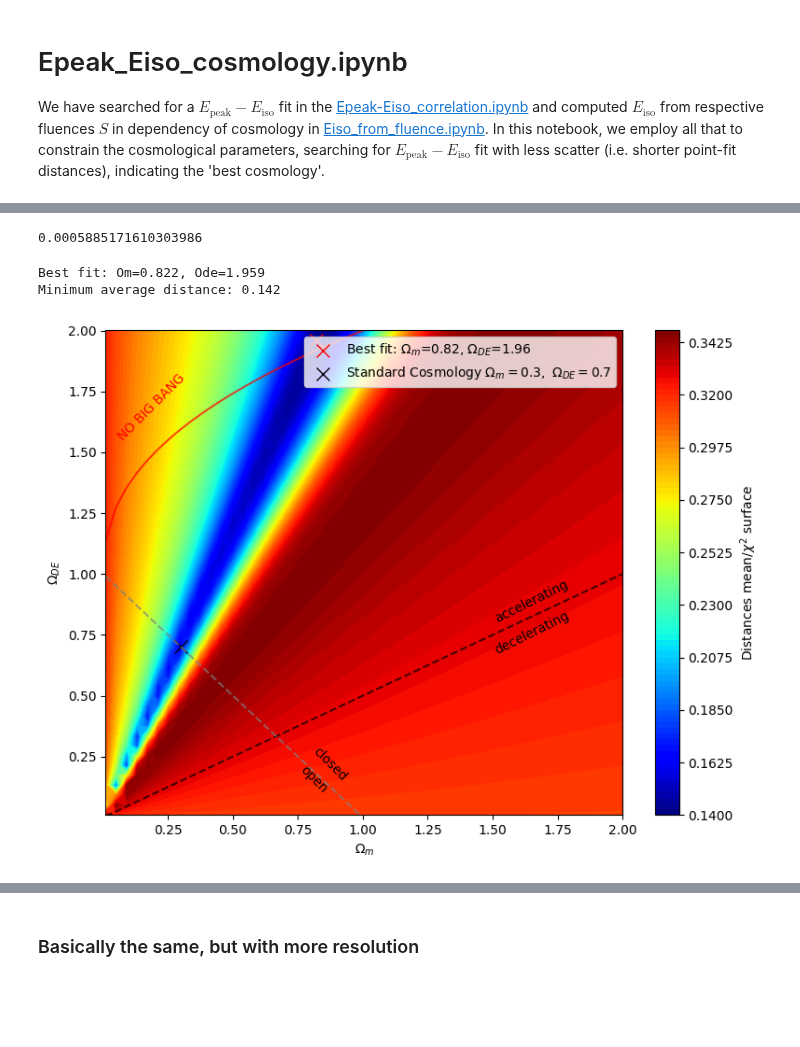
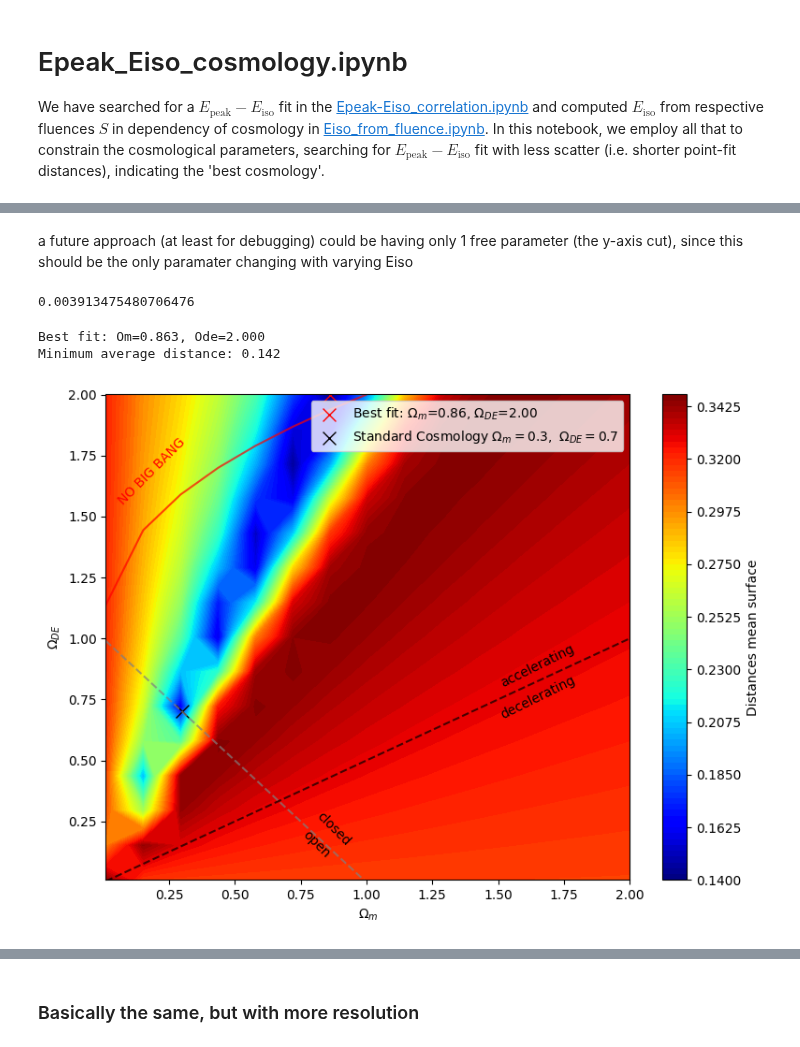
Before and after one commit to joanalnu/OAB-INAF, a Jupyter notebook: Epeak_Eiso_cosmology.ipynb, the cells around one changed output, grey strips where cells are left out. Saved outputs shown, nothing was run; the diff lists cells and outputs as text; code cells hidden in the pictures; blank space fills up the shorter version.

```diff
--- a/Epeak_Eiso_cosmology.ipynb
+++ b/Epeak_Eiso_cosmology.ipynb
@@ -126,4 +124,6 @@ def isotropic_equivalent_energy(redshift, Eiso=original_Eiso, H0=H0_cgs, Omega_m
     return (d_L/standard_dL) * Eiso
+# %% [markdown]
+a future approach (at least for debugging) could be having only 1 free parameter (the y-axis cut), since this should be the only paramater changing with varying Eiso
 # %%
 # statistics
 # linear_model, measure_distances, GoF, correlation
@@ -174,7 +174,7 @@ def reduced_chi_GoF(a, b, x, y, fit='linear model', xerr=None, yerr=None, extra_
 
     variance = 1.0
     if xerr is not None:
-        variance += xerr**2 * a**2  # Fixed: missing **2 and proper syntax
+        variance -= xerr**2 * a
     if yerr is not None:
         variance += yerr**2
     if extra_scatter is not None:
@@ -184,23 +184,6 @@ def reduced_chi_GoF(a, b, x, y, fit='linear model', xerr=None, yerr=None, extra_
     reduced_chi_squared = np.sum(chi_squared)/(len(x)-free[fit])
 
     return reduced_chi_squared
-
-def GoF(m,k,x,y,fit=linear_model, xerr=None, yerr=None, extra_scatter=None):
-    """
-    Goodness of fit following the chi-squared formula with error propagation.
-    :param m: slope
-    :param k: y-axis cut
-    :param x: x-values
-    :param y: y-values
-    :param x_err: uncertainties in x-values
-    :param y_err: uncertainties in y-values
-    :return: chi-squared value
-    """
-
-    model = m*x + k
-    total_variance = yerr**2
-    total_variance += (m*xerr)**2
-    return np.sum(((y-model)**2)/total_variance)
 
 def correlation(x, y=Epeak, xerr=Eiso_err, yerr=Epeak_err):
     """
@@ -217,7 +200,7 @@ def correlation(x, y=Epeak, xerr=Eiso_err, yerr=Epeak_err):
     G = np.zeros([len(a), len(b)])  # G[i,j] corresponds to a[i], b[j]
     for alpha in range(len(a)):
         for beta in range(len(b)):
-            G[alpha, beta] = GoF(a[alpha], b[beta], x=x, y=y, xerr=xerr, yerr=yerr)
+            G[alpha, beta] = reduced_chi_GoF(a[alpha], b[beta], x=x, y=y, xerr=xerr, yerr=yerr)
 
     # extract best fit parameters
     a_idx, b_idx = np.unravel_index(np.argmin(G), G.shape)
@@ -297,7 +280,12 @@ def create_mask(data, flat=True, no_big_bang=True):
 
     return np.ma.masked_where(mask,data)
 
-def create_contourplot(p1, p2, surface, flat_mask=False, no_big_bang_mask=False, log=False, levels=100):
+def create_contourplot(p1, p2, surface, flat_mask=False, no_big_bang_mask=False, log=False, levels=100, datatype='chi'):
+    def types(datatype):
+        if datatype == 'chi': return r'$\chi^2$'
+        elif datatype == 'distances': return 'Distances mean'
+        else: return r'Distances mean or $\chi^2$'
+
     masked_surface = create_mask(surface, flat=flat_mask, no_big_bang=no_big_bang_mask)
     if log:
         masked_surface = np.log10(masked_surface)
@@ -311,9 +299,9 @@ def create_contourplot(p1, p2, surface, flat_mask=False, no_big_bang_mask=False,
     plt.figure(figsize=(8, 6))
     im = plt.contourf(Om, Ode, masked_surface.T, cmap='jet', levels=levels)
     if log:
-        plt.colorbar(im, label=r'Log Distances mean/$\chi^2$ surface')
+        plt.colorbar(im, label=f'Log {types(datatype)} surface')
     else:
-        plt.colorbar(im, label=r'Distances mean/$\chi^2$ surface')
+        plt.colorbar(im, label=f'{types(datatype)} surface')
     plt.scatter(p1_fit, p2_fit, c='red', marker='x', s=100, linewidth=1, label=fr'Best fit: $\Omega_m$={p1_fit:.2f}, $\Omega_{{DE}}$={p2_fit:.2f}')
     plt.scatter(0.3, 0.7, c='black', marker='x', s=100, linewidths=1, label=r'Standard Cosmology $\Omega_m = 0.3,\ \Omega_{DE} = 0.7$')
 
@@ -339,18 +327,18 @@ def add_constraint_lines(plt):
     return None
 # %%
 # Define cosmological parameter grids
-Om = np.linspace(0.01,2.0,50)
-Ode = np.linspace(0.01,2.0,50)
+Om = np.linspace(0.01,2.0,15)
+Ode = np.linspace(0.01,2.0,15)
 
 tracker.start()
 distances, medians, chi_surface = main(Om, Ode)
 tracker.stop()
 # %% [output]
-0.0005885171610303986
+0.003913475480706476
 # %%
-plot = create_contourplot(Om, Ode, medians)
+plot = create_contourplot(Om, Ode, medians, datatype='distances')
 add_constraint_lines(plot)
 # %% [output]
-Best fit: Om=0.822, Ode=1.959
+Best fit: Om=0.863, Ode=2.000
 Minimum average distance: 0.142
-[figure, old version]
+[figure, new version]
```
Also changed, not shown: parts of 4 cells of this notebook.
